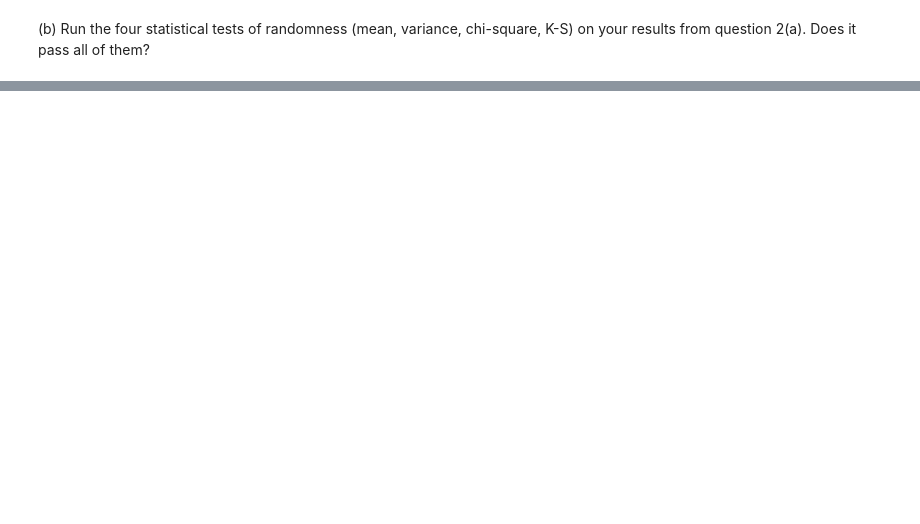
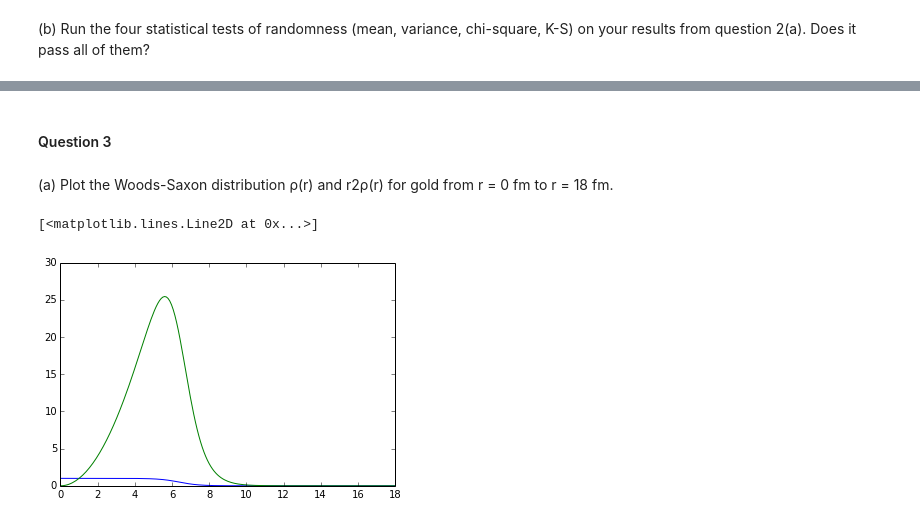
Before and after one commit to jpizagui/PHYS202-S14, a Jupyter notebook: SciPy/RandomAndMCExercises.ipynb, the cells around one changed output, grey strips where cells are left out. Cells and saved outputs as stored; diff of their text form; code cells hidden in the pictures; blank space fills up the shorter version.

```diff
--- a/SciPy/RandomAndMCExercises.ipynb
+++ b/SciPy/RandomAndMCExercises.ipynb
@@ -121,0 +128,19 @@ Mean Error = 0.0276671671672
+# %% [markdown]
+#### Question 3
+# %% [markdown]
+(a) Plot the Woods-Saxon distribution ρ(r) and r2ρ(r) for gold from r = 0 fm to r = 18 fm.
+# %%
+p0 = 1
+R = 6.38
+w = 0
+a = .535
+
+p = lambda r: p0/(1+e**((r-R)/a))
+p2 = lambda r: r**2*p0/(1+e**((r-R)/a))
+
+r = linspace(0,18,197,endpoint=True)
+plt.plot(r,p(r),label="Density")
+plt.plot(r,p2(r),label="Density X R^2")
+# %% [output]
+[<matplotlib.lines.Line2D at 0x...>]
+[figure, added]
```
Also changed, not shown: parts of 8 cells of this notebook.
